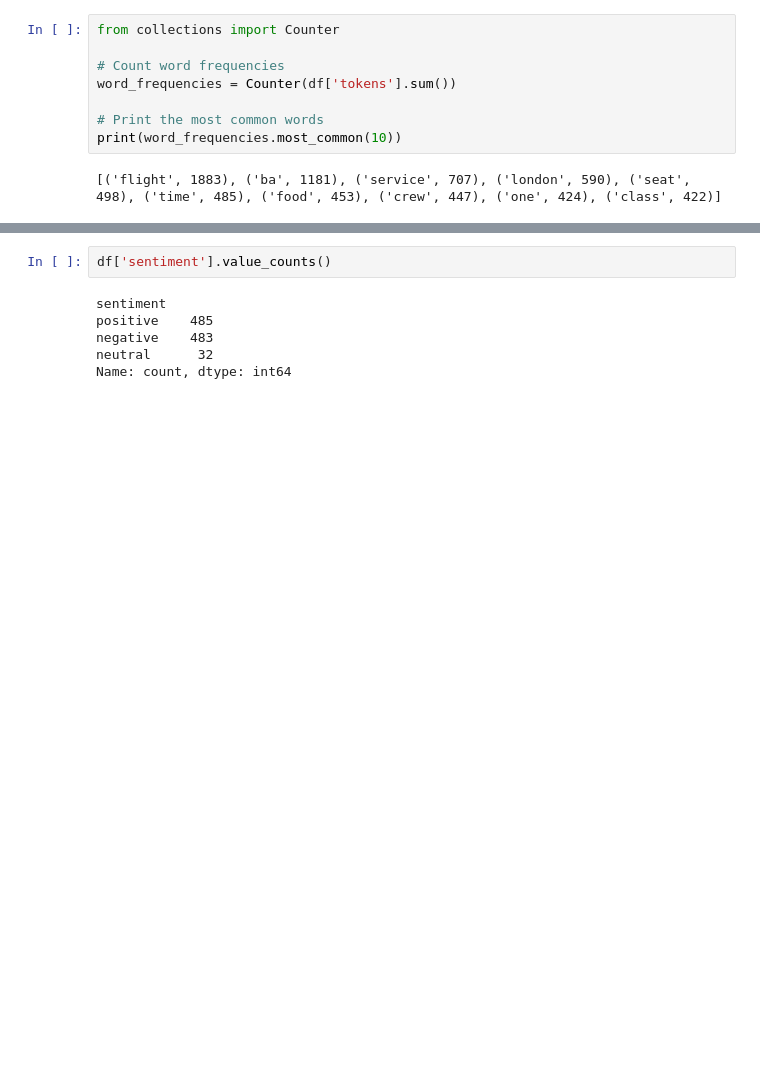
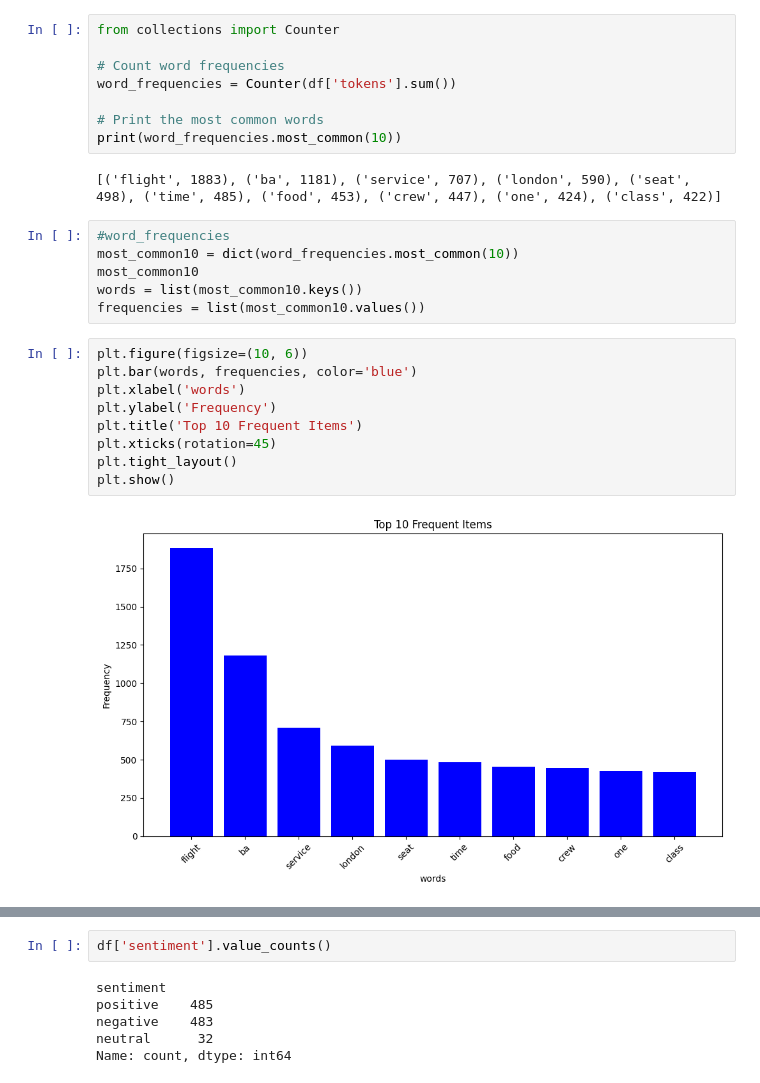
Before and after one commit to daameya/BritishAirway-Data-Analysis, a Jupyter notebook: Review Analysis.ipynb, the cells around one changed output, grey strips where cells are left out. Saved outputs shown, nothing was run; the diff lists cells and outputs as text; blank space fills up the shorter version.

```diff
--- a/Review Analysis.ipynb
+++ b/Review Analysis.ipynb
@@ -384,3 +362,20 @@ word_frequencies = Counter(df['tokens'].sum())
 print(word_frequencies.most_common(10))
 # %% [output]
 [('flight', 1883), ('ba', 1181), ('service', 707), ('london', 590), ('seat', 498), ('time', 485), ('food', 453), ('crew', 447), ('one', 424), ('class', 422)]
+# %%
+#word_frequencies
+most_common10 = dict(word_frequencies.most_common(10))
+most_common10
+words = list(most_common10.keys())
+frequencies = list(most_common10.values())
+# %%
+plt.figure(figsize=(10, 6))
+plt.bar(words, frequencies, color='blue')
+plt.xlabel('words')
+plt.ylabel('Frequency')
+plt.title('Top 10 Frequent Items')
+plt.xticks(rotation=45)
+plt.tight_layout()
+plt.show()
+# %% [output]
+[figure, added]
```
Also changed, not shown: parts of 2 cells of this notebook, 3 other files.
